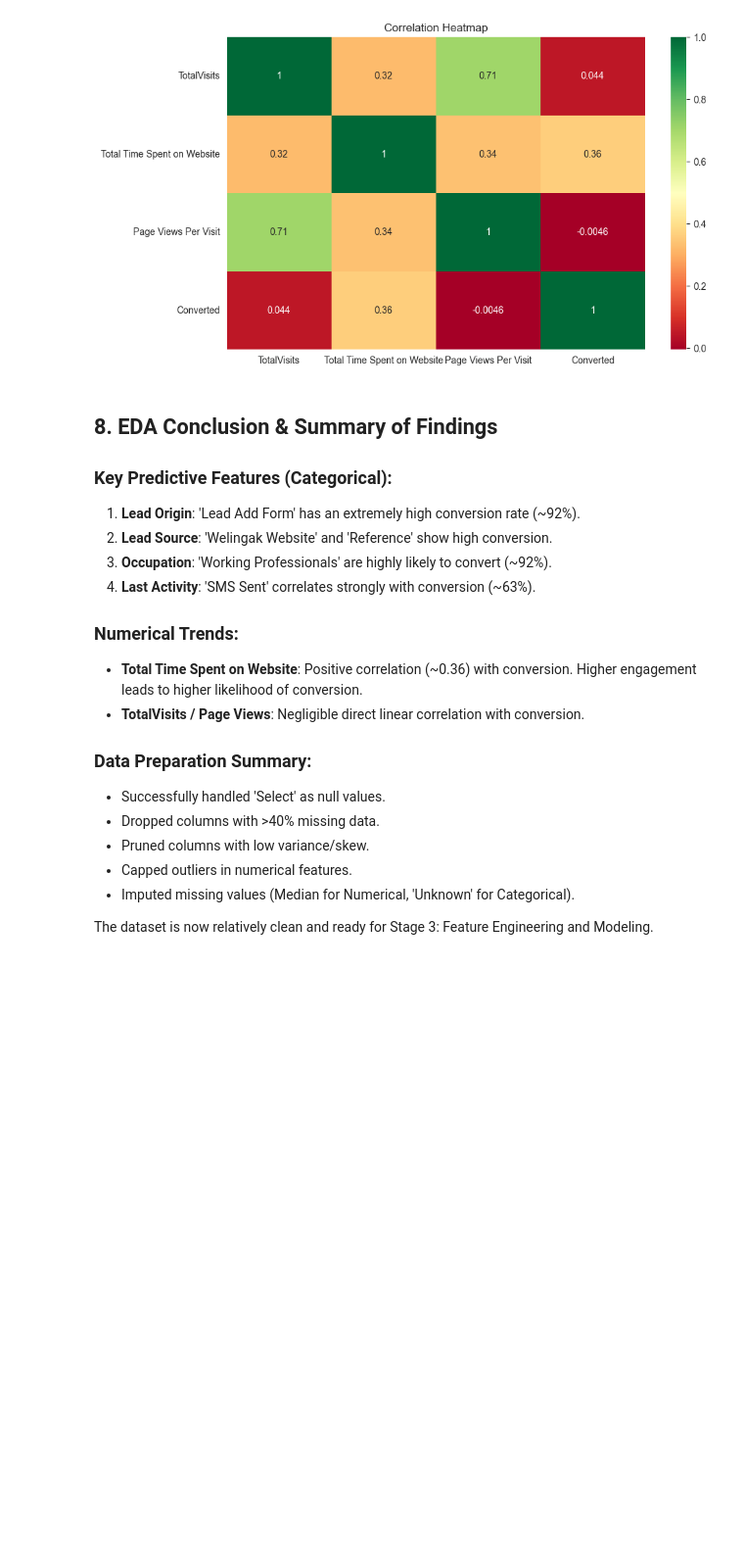
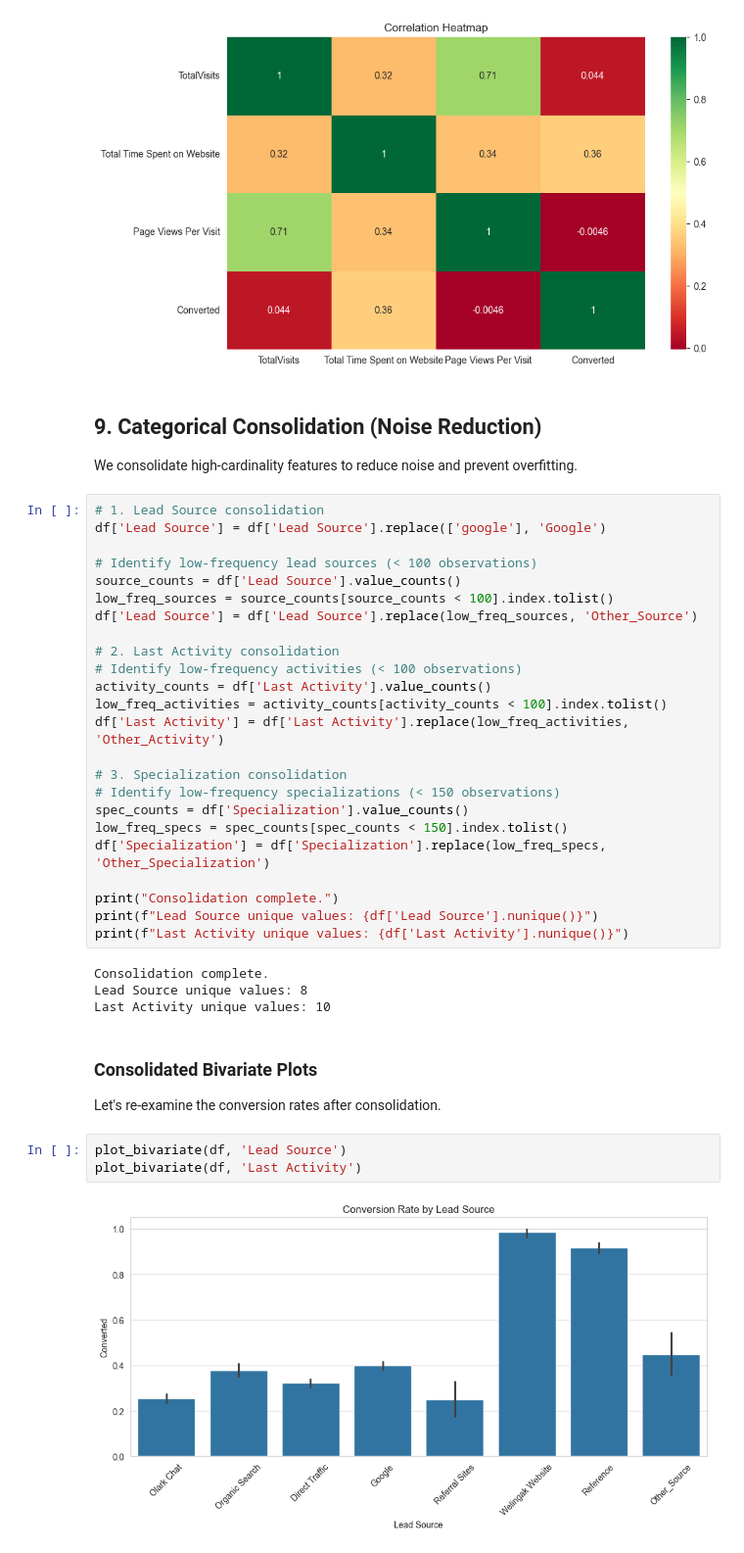
Before and after one commit to denis911/kaggle-lead-scoring-full-cycle-to-cloud-deployment, a Jupyter notebook: EDA.ipynb, the cells around one changed output. Shown: that part at 98% size. Drawn from its saved outputs; the diff is of its cells as text; blank space fills up the shorter version.

```diff
--- a/EDA.ipynb
+++ b/EDA.ipynb
@@ -320,24 +320,43 @@ plt.title('Correlation Heatmap')
 plt.show()
 # %% [output]
 [figure]
-# %% [markdown]
-## 8. EDA Conclusion & Summary of Findings
-
-### Key Predictive Features (Categorical):
-1.  **Lead Origin**: 'Lead Add Form' has an extremely high conversion rate (~92%).
-2.  **Lead Source**: 'Welingak Website' and 'Reference' show high conversion.
-3.  **Occupation**: 'Working Professionals' are highly likely to convert (~92%).
-4.  **Last Activity**: 'SMS Sent' correlates strongly with conversion (~63%).
-
-### Numerical Trends:
-- **Total Time Spent on Website**: Positive correlation (~0.36) with conversion. Higher engagement leads to higher likelihood of conversion.
-- **TotalVisits / Page Views**: Negligible direct linear correlation with conversion.
-
-### Data Preparation Summary:
-- Successfully handled 'Select' as null values.
-- Dropped columns with >40% missing data.
-- Pruned columns with low variance/skew.
-- Capped outliers in numerical features.
-- Imputed missing values (Median for Numerical, 'Unknown' for Categorical).
-
-The dataset is now relatively clean and ready for Stage 3: Feature Engineering and Modeling.
+# %% [markdown]
+## 9. Categorical Consolidation (Noise Reduction)
+
+We consolidate high-cardinality features to reduce noise and prevent overfitting.
+# %%
+# 1. Lead Source consolidation
+df['Lead Source'] = df['Lead Source'].replace(['google'], 'Google')
+
+# Identify low-frequency lead sources (< 100 observations)
+source_counts = df['Lead Source'].value_counts()
+low_freq_sources = source_counts[source_counts < 100].index.tolist()
+df['Lead Source'] = df['Lead Source'].replace(low_freq_sources, 'Other_Source')
+
+# 2. Last Activity consolidation
+# Identify low-frequency activities (< 100 observations)
+activity_counts = df['Last Activity'].value_counts()
+low_freq_activities = activity_counts[activity_counts < 100].index.tolist()
+df['Last Activity'] = df['Last Activity'].replace(low_freq_activities, 'Other_Activity')
+
+# 3. Specialization consolidation
+# Identify low-frequency specializations (< 150 observations)
+spec_counts = df['Specialization'].value_counts()
+low_freq_specs = spec_counts[spec_counts < 150].index.tolist()
+df['Specialization'] = df['Specialization'].replace(low_freq_specs, 'Other_Specialization')
+
+print("Consolidation complete.")
+print(f"Lead Source unique values: {df['Lead Source'].nunique()}")
+print(f"Last Activity unique values: {df['Last Activity'].nunique()}")
+# %% [output]
+Consolidation complete.
+Lead Source unique values: 8
+Last Activity unique values: 10
+# %% [markdown]
+### Consolidated Bivariate Plots
+Let's re-examine the conversion rates after consolidation.
+# %%
+plot_bivariate(df, 'Lead Source')
+plot_bivariate(df, 'Last Activity')
+# %% [output]
+[figure, added]
```
Also changed, not shown: parts of 5 cells of this notebook.
